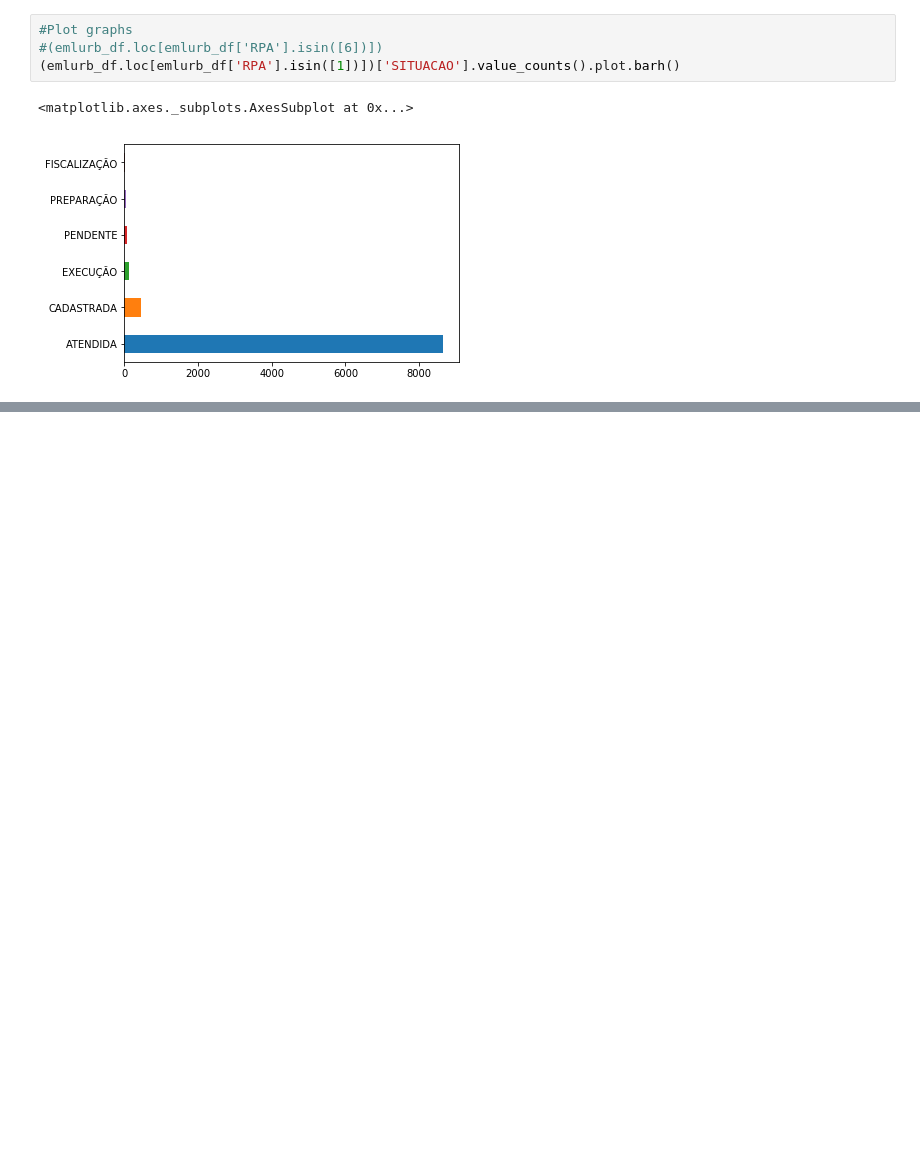
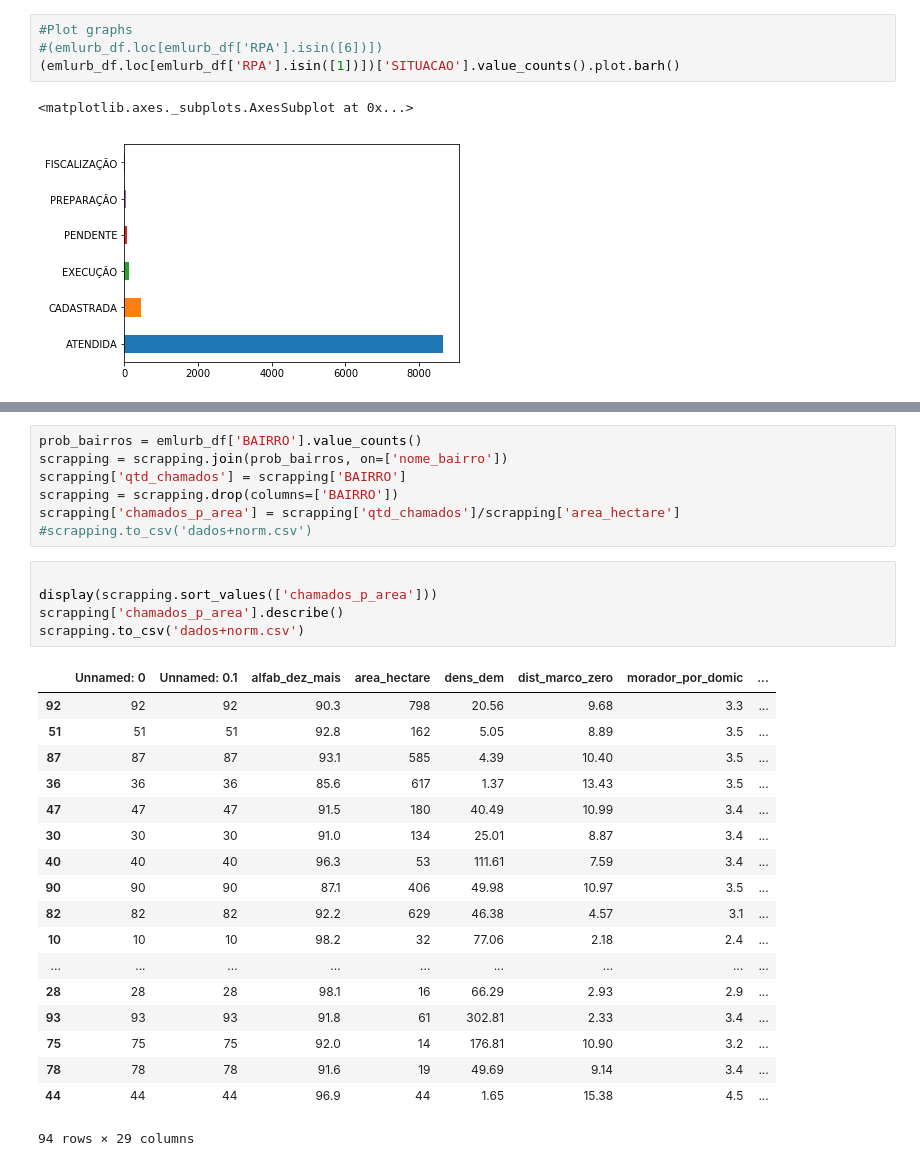
Before and after one commit to if1015-datascience-ufpe/2018-2-projeto-osboys, a Jupyter notebook: ExploratoryDataAnalysis.ipynb, the cells around one changed output, grey strips where cells are left out. Saved outputs shown, nothing was run; the diff lists cells and outputs as text; blank space fills up the shorter version.

```diff
--- a/ExploratoryDataAnalysis.ipynb
+++ b/ExploratoryDataAnalysis.ipynb
@@ -316,0 +354,31 @@ for bairro in temp_df['BAIRRO'].unique():
+# %%
+prob_bairros = emlurb_df['BAIRRO'].value_counts()
+scrapping = scrapping.join(prob_bairros, on=['nome_bairro'])
+scrapping['qtd_chamados'] = scrapping['BAIRRO']
+scrapping = scrapping.drop(columns=['BAIRRO'])
+scrapping['chamados_p_area'] = scrapping['qtd_chamados']/scrapping['area_hectare']
+#scrapping.to_csv('dados+norm.csv')
+# %%
+
+display(scrapping.sort_values(['chamados_p_area']))
+scrapping['chamados_p_area'].describe()
+scrapping.to_csv('dados+norm.csv')
+# %% [output]
+|  | Unnamed: 0 | Unnamed: 0.1 | alfab_dez_mais | area_hectare | dens_dem | dist_marco_zero | morador_por_domic | ... |
+| 92 | 92 | 92 | 90.3 | 798 | 20.56 | 9.68 | 3.3 | ... |
+| 51 | 51 | 51 | 92.8 | 162 | 5.05 | 8.89 | 3.5 | ... |
+| 87 | 87 | 87 | 93.1 | 585 | 4.39 | 10.40 | 3.5 | ... |
+| 36 | 36 | 36 | 85.6 | 617 | 1.37 | 13.43 | 3.5 | ... |
+| 47 | 47 | 47 | 91.5 | 180 | 40.49 | 10.99 | 3.4 | ... |
+| 30 | 30 | 30 | 91.0 | 134 | 25.01 | 8.87 | 3.4 | ... |
+| 40 | 40 | 40 | 96.3 | 53 | 111.61 | 7.59 | 3.4 | ... |
+| 90 | 90 | 90 | 87.1 | 406 | 49.98 | 10.97 | 3.5 | ... |
+| 82 | 82 | 82 | 92.2 | 629 | 46.38 | 4.57 | 3.1 | ... |
+| 10 | 10 | 10 | 98.2 | 32 | 77.06 | 2.18 | 2.4 | ... |
+| ... | ... | ... | ... | ... | ... | ... | ... | ... |
+| 28 | 28 | 28 | 98.1 | 16 | 66.29 | 2.93 | 2.9 | ... |
+| 93 | 93 | 93 | 91.8 | 61 | 302.81 | 2.33 | 3.4 | ... |
+| 75 | 75 | 75 | 92.0 | 14 | 176.81 | 10.90 | 3.2 | ... |
+| 78 | 78 | 78 | 91.6 | 19 | 49.69 | 9.14 | 3.4 | ... |
+| 44 | 44 | 44 | 96.9 | 44 | 1.65 | 15.38 | 4.5 | ... |
+94 rows × 29 columns
```
Also changed, not shown: parts of 2 cells of this notebook, 1 other file.
